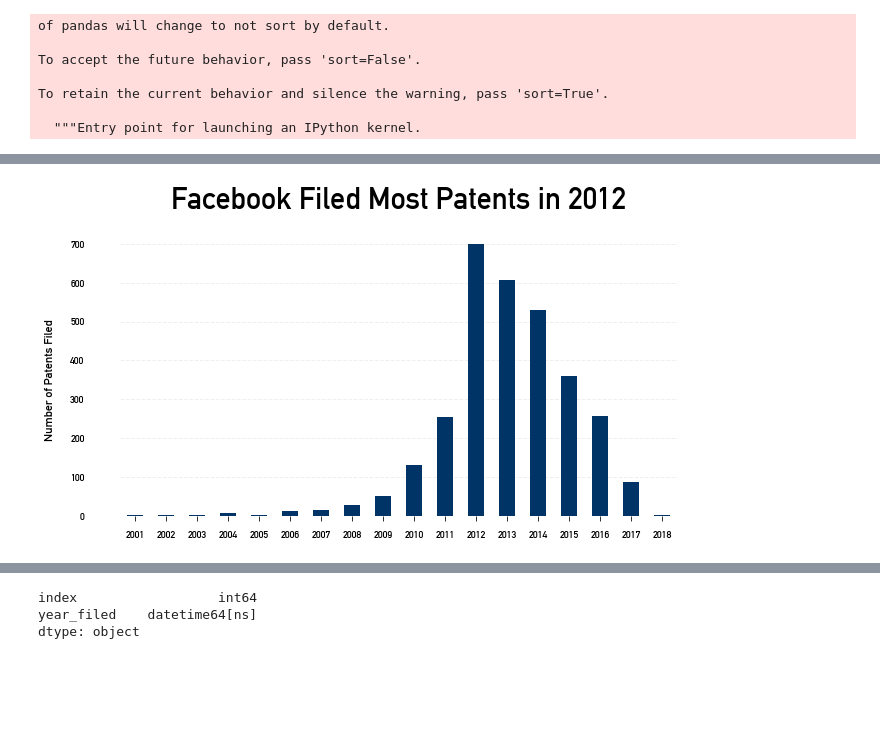
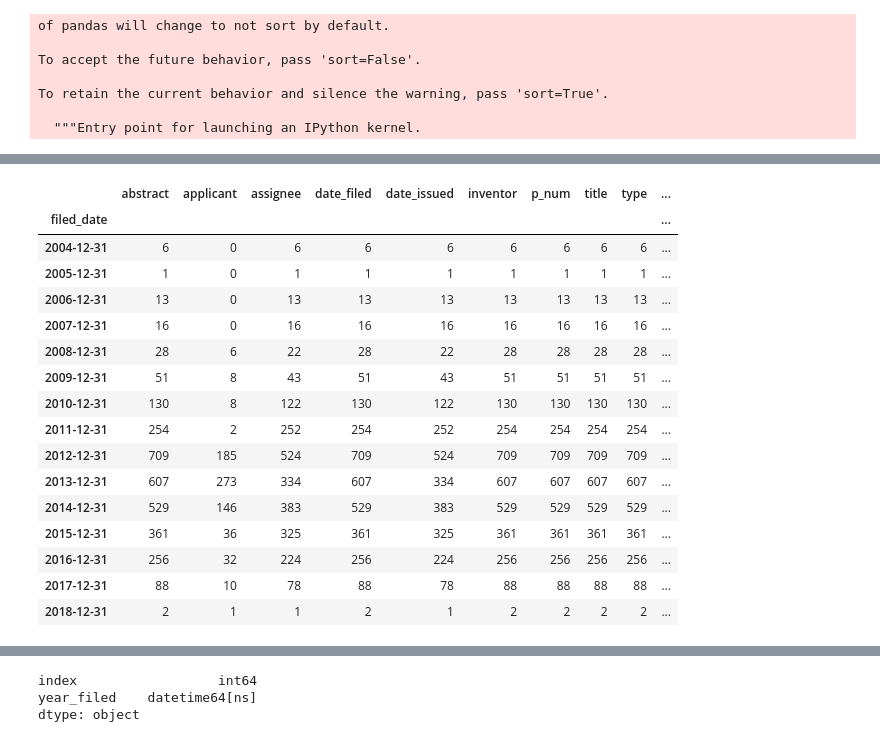
Before and after one commit to christina10211/Data-Studio, a Jupyter notebook: code/03-Facebook_Patents/Patents_Title_Analysis.ipynb, the cells around one changed output, grey strips where cells are left out. Cells and saved outputs as stored; diff of their text form; code cells hidden in the pictures; blank space fills up the shorter version.

```diff
--- a/code/03-Facebook_Patents/Patents_Title_Analysis.ipynb
+++ b/code/03-Facebook_Patents/Patents_Title_Analysis.ipynb
@@ -117,32 +134,3 @@ for i in range(18):
-# %%
-# import matplotlib.dates as mdates
-
-# years = mdates.YearLocator()   # every year
-# yearsFmt = mdates.DateFormatter('%Y')
-
-# ax.xaxis.set_major_locator(years)
-# ax.xaxis.set_major_formatter(yearsFmt)
-
-# labels = [ i.strftime("%Y") for i in df.filed_date ]
-# ax.set_xticklabels(labels)
-ax = df.resample('A',on='filed_date').count().filed_date.plot(kind='bar',figsize=(10,5),color = '#003366')
-plt.title("Facebook Filed Most Patents in 2012",pad = 35,loc='center',fontsize=30)
-
-ax.grid(False, axis='x')
-ax.set_ylabel("Number of Patents Filed",labelpad = 15)
-ax.set_xlabel("")
-ax.set_ylim(0,700)
-plt.minorticks_off()
-
-
-label = years
-ax.set_xticklabels(label,rotation= 'horizontal')
-
-plt.savefig("num_patents.pdf",bbox_inches='tight')
-plt.savefig("num_patents.png",dpi = 600, bbox_inches='tight')
-plt.show()
-# %% [output]
-[figure, removed]
 # %%
 df.head()
 # %% [output]
@@ -154,0 +147,20 @@ df.head()
+# %%
+df0418.resample('A',on='filed_date').count()
+# %% [output]
+|  | abstract | applicant | assignee | date_filed | date_issued | inventor | p_num | title | type | ... |
+| filed_date |  |  |  |  |  |  |  |  |  | ... |
+| 2004-12-31 | 6 | 0 | 6 | 6 | 6 | 6 | 6 | 6 | 6 | ... |
+| 2005-12-31 | 1 | 0 | 1 | 1 | 1 | 1 | 1 | 1 | 1 | ... |
+| 2006-12-31 | 13 | 0 | 13 | 13 | 13 | 13 | 13 | 13 | 13 | ... |
+| 2007-12-31 | 16 | 0 | 16 | 16 | 16 | 16 | 16 | 16 | 16 | ... |
+| 2008-12-31 | 28 | 6 | 22 | 28 | 22 | 28 | 28 | 28 | 28 | ... |
+| 2009-12-31 | 51 | 8 | 43 | 51 | 43 | 51 | 51 | 51 | 51 | ... |
+| 2010-12-31 | 130 | 8 | 122 | 130 | 122 | 130 | 130 | 130 | 130 | ... |
+| 2011-12-31 | 254 | 2 | 252 | 254 | 252 | 254 | 254 | 254 | 254 | ... |
+| 2012-12-31 | 709 | 185 | 524 | 709 | 524 | 709 | 709 | 709 | 709 | ... |
+| 2013-12-31 | 607 | 273 | 334 | 607 | 334 | 607 | 607 | 607 | 607 | ... |
+| 2014-12-31 | 529 | 146 | 383 | 529 | 383 | 529 | 529 | 529 | 529 | ... |
+| 2015-12-31 | 361 | 36 | 325 | 361 | 325 | 361 | 361 | 361 | 361 | ... |
+| 2016-12-31 | 256 | 32 | 224 | 256 | 224 | 256 | 256 | 256 | 256 | ... |
+| 2017-12-31 | 88 | 10 | 78 | 88 | 78 | 88 | 88 | 88 | 88 | ... |
+| 2018-12-31 | 2 | 1 | 1 | 2 | 1 | 2 | 2 | 2 | 2 | ... |
```
Also changed, not shown: parts of 7 cells of this notebook, 16 other files.
